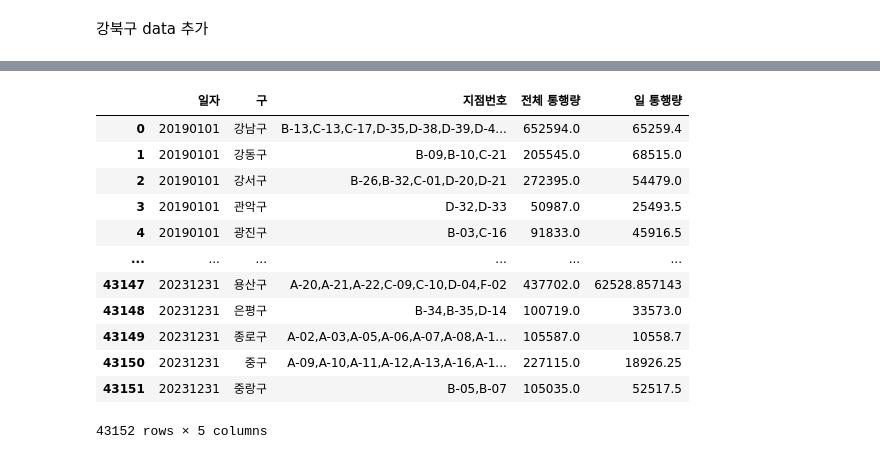
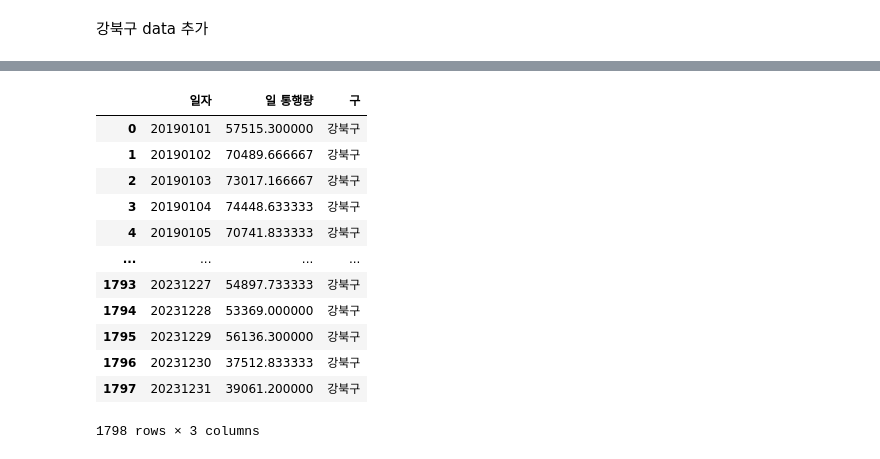
Before and after one commit to steven059/ds_ml_project, a Jupyter notebook: 서울시교통량_2019to2023.ipynb, the cells around one changed output, grey strips where cells are left out. Saved outputs shown, nothing was run; the diff lists cells and outputs as text; code cells hidden in the pictures.

```diff
--- a/서울시교통량_2019to2023.ipynb
+++ b/서울시교통량_2019to2023.ipynb
@@ -584,19 +659,19 @@ selected_data
-# %%
-df_filled
-# %% [output]
-|  | 일자 | 구 | 지점번호 | 전체 통행량 | 일 통행량 |
-| 0 | 20190101 | 강남구 | B-13,C-13,C-17,D-35,D-38,D-39,D-4... | 652594.0 | 65259.4 |
-| 1 | 20190101 | 강동구 | B-09,B-10,C-21 | 205545.0 | 68515.0 |
-| 2 | 20190101 | 강서구 | B-26,B-32,C-01,D-20,D-21 | 272395.0 | 54479.0 |
-| 3 | 20190101 | 관악구 | D-32,D-33 | 50987.0 | 25493.5 |
-| 4 | 20190101 | 광진구 | B-03,C-16 | 91833.0 | 45916.5 |
-| ... | ... | ... | ... | ... | ... |
-| 43147 | 20231231 | 용산구 | A-20,A-21,A-22,C-09,C-10,D-04,F-02 | 437702.0 | 62528.857143 |
-| 43148 | 20231231 | 은평구 | B-34,B-35,D-14 | 100719.0 | 33573.0 |
-| 43149 | 20231231 | 종로구 | A-02,A-03,A-05,A-06,A-07,A-08,A-1... | 105587.0 | 10558.7 |
-| 43150 | 20231231 | 중구 | A-09,A-10,A-11,A-12,A-13,A-16,A-1... | 227115.0 | 18926.25 |
-| 43151 | 20231231 | 중랑구 | B-05,B-07 | 105035.0 | 52517.5 |
-43152 rows × 5 columns
+# %%
+avg_traffic
+# %% [output]
+|  | 일자 | 일 통행량 | 구 |
+| 0 | 20190101 | 57515.300000 | 강북구 |
+| 1 | 20190102 | 70489.666667 | 강북구 |
+| 2 | 20190103 | 73017.166667 | 강북구 |
+| 3 | 20190104 | 74448.633333 | 강북구 |
+| 4 | 20190105 | 70741.833333 | 강북구 |
+| ... | ... | ... | ... |
+| 1793 | 20231227 | 54897.733333 | 강북구 |
+| 1794 | 20231228 | 53369.000000 | 강북구 |
+| 1795 | 20231229 | 56136.300000 | 강북구 |
+| 1796 | 20231230 | 37512.833333 | 강북구 |
+| 1797 | 20231231 | 39061.200000 | 강북구 |
+1798 rows × 3 columns
 # %%
 df_filled['구'].unique()
 # %% [output]
```
Also changed, not shown: parts of 31 cells of this notebook.
